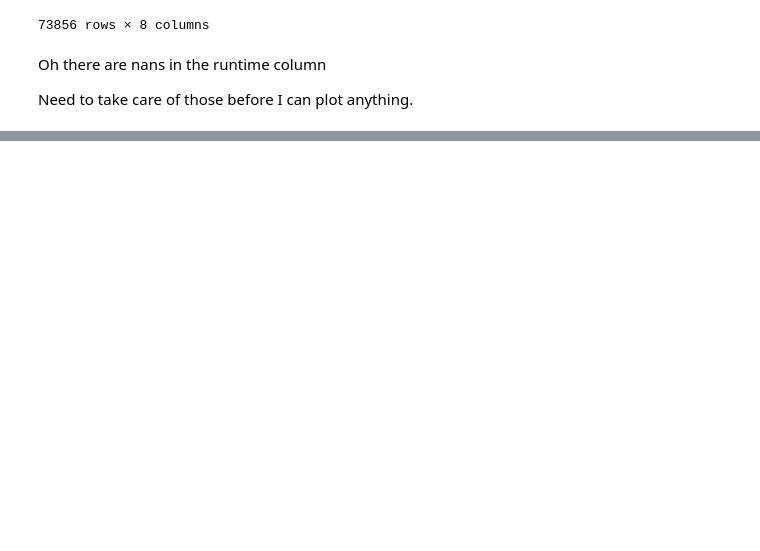
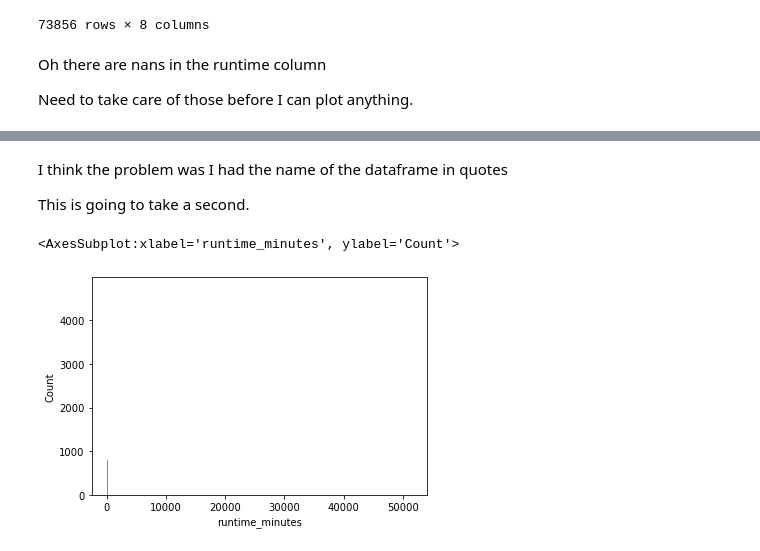
Before and after one commit to Kaewin/phase2_project2, a Jupyter notebook: eda.ipynb, the cells around one changed output, grey strips where cells are left out. Drawn from its saved outputs; the diff is of its cells as text; code cells hidden in the pictures; blank space fills up the shorter version.

```diff
--- a/eda.ipynb
+++ b/eda.ipynb
@@ -561,3 +559,6 @@ df_test
 Oh there are nans in the runtime column
 
 Need to take care of those before I can plot anything.
+# %%
+df_test = df_test.dropna(subset=['runtime_minutes'])
+df_test.isna().sum()
@@ -563,0 +575,9 @@ Need to take care of those before I can plot anything.
+# %% [markdown]
+I think the problem was I had the name of the dataframe in quotes
+
+This is going to take a second.
+# %%
+sns.histplot(data=df_test, x='runtime_minutes')
+# %% [output]
+<AxesSubplot:xlabel='runtime_minutes', ylabel='Count'>
+[figure, added]
```
Also changed, not shown: parts of 24 cells of this notebook.
